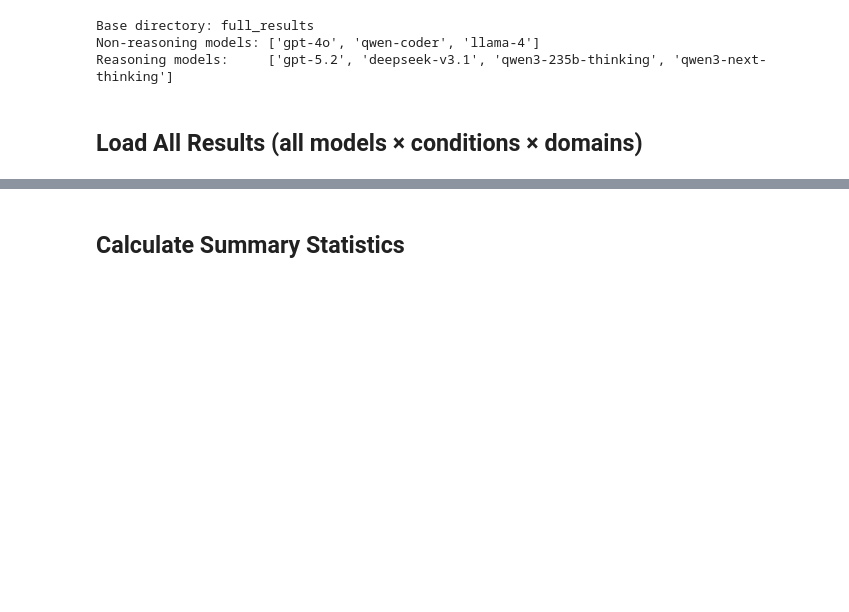
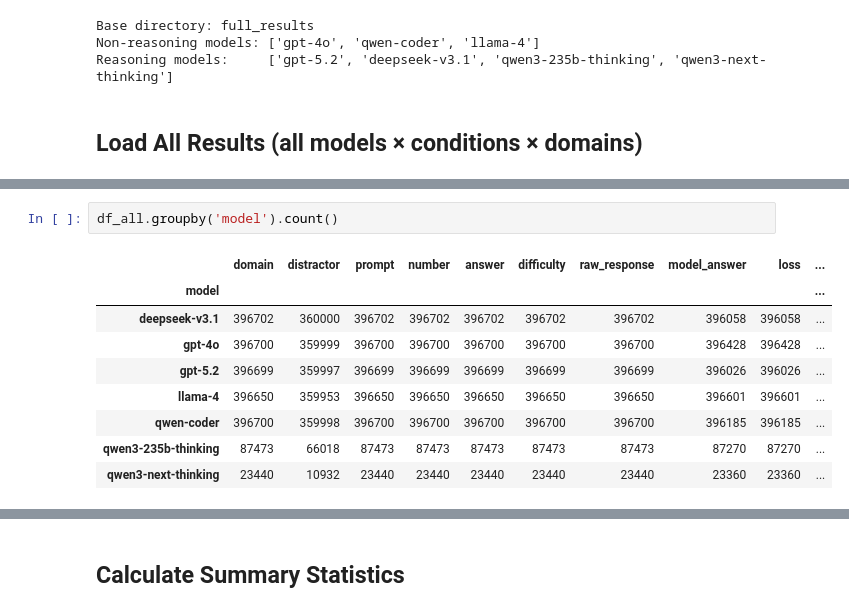
Before and after one commit to janewarren/math_gender, a Jupyter notebook: conversion_test/analyze_results.ipynb, the cells around one changed output, grey strips where cells are left out. Drawn from its saved outputs; the diff is of its cells as text; blank space fills up the shorter version.

```diff
--- a/conversion_test/analyze_results.ipynb
+++ b/conversion_test/analyze_results.ipynb
@@ -177 +177,13 @@ qwen3-235b-thinking       8550     26500    27048         62098
 qwen3-next-thinking       5896      9076     8468         23440
+# %%
+df_all.groupby('model').count()
+# %% [output]
+|  | domain | distractor | prompt | number | answer | difficulty | raw_response | model_answer | loss | ... |
+| model |  |  |  |  |  |  |  |  |  | ... |
+| deepseek-v3.1 | 396702 | 360000 | 396702 | 396702 | 396702 | 396702 | 396702 | 396058 | 396058 | ... |
+| gpt-4o | 396700 | 359999 | 396700 | 396700 | 396700 | 396700 | 396700 | 396428 | 396428 | ... |
+| gpt-5.2 | 396699 | 359997 | 396699 | 396699 | 396699 | 396699 | 396699 | 396026 | 396026 | ... |
+| llama-4 | 396650 | 359953 | 396650 | 396650 | 396650 | 396650 | 396650 | 396601 | 396601 | ... |
+| qwen-coder | 396700 | 359998 | 396700 | 396700 | 396700 | 396700 | 396700 | 396185 | 396185 | ... |
+| qwen3-235b-thinking | 87473 | 66018 | 87473 | 87473 | 87473 | 87473 | 87473 | 87270 | 87270 | ... |
+| qwen3-next-thinking | 23440 | 10932 | 23440 | 23440 | 23440 | 23440 | 23440 | 23360 | 23360 | ... |
```
Also changed, not shown: parts of 19 cells of this notebook, 10 other files.
